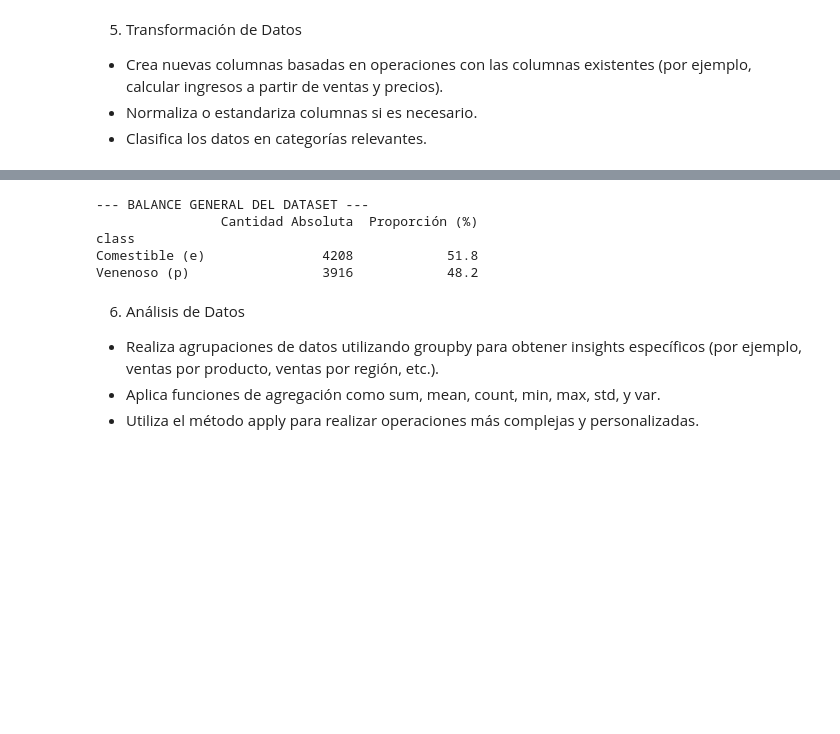
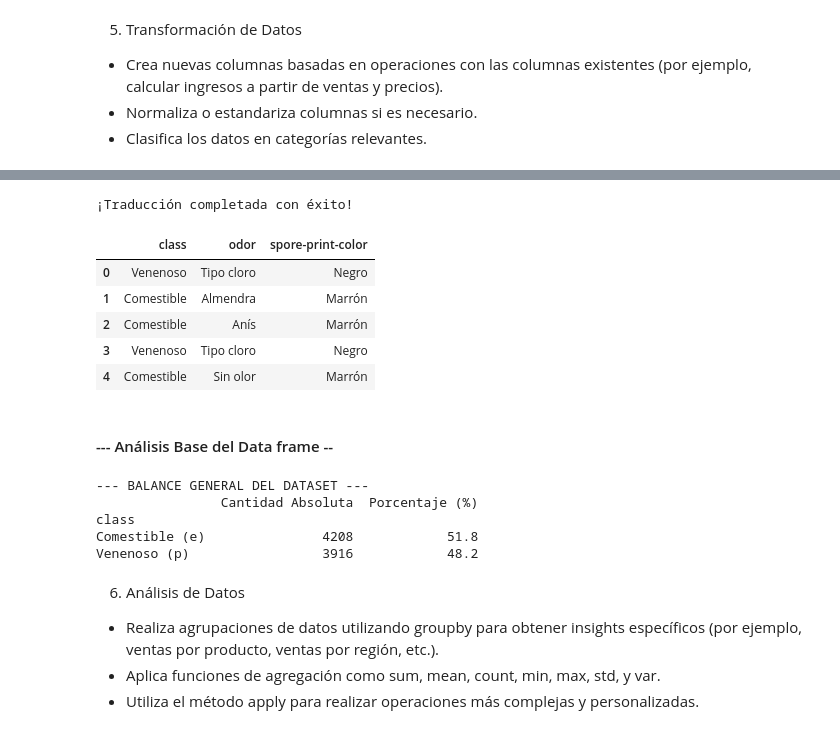
Before and after one commit to icortesve/tarea-pandas-mushroom, a Jupyter notebook: notebooks/Analisis con Pandas y Kaggle.ipynb, the cells around one changed output, grey strips where cells are left out. Saved outputs shown, nothing was run; the diff lists cells and outputs as text; code cells hidden in the pictures; blank space fills up the shorter version.

Commit message:
Traductor Columnas + Análisis Base del DF

```diff
--- a/notebooks/Analisis con Pandas y Kaggle.ipynb
+++ b/notebooks/Analisis con Pandas y Kaggle.ipynb
@@ -340,26 +297,77 @@ Se encontraron 0 valores duplicados.
+# %%
+#  Diccionarios de traducción para las columnas objetivo
+traduccion_clase = {
+    'p': 'Venenoso',
+    'e': 'Comestible'
+}
+
+traduccion_olor = {
+    'a': 'Almendra',
+    'l': 'Anís',
+    'c': 'Parafina',
+    'y': 'Pescado',
+    'f': 'Fétido',
+    'm': 'Moho',
+    'n': 'Sin olor',
+    'p': 'Tipo cloro',
+    's': 'Aliños'
+}
+
+traduccion_esporas = {
+    'k': 'Negro',
+    'n': 'Marrón',
+    'b': 'Beige',
+    'h': 'Chocolate',
+    'r': 'Verde',
+    'o': 'Naranja',
+    'u': 'Morado',
+    'w': 'Blanco',
+    'y': 'Amarillo'
+}
+# %%
+# Reemplazar las traducciones en cada columna
+df_limpio['class'] = df_limpio['class'].replace(traduccion_clase)
+df_limpio['odor'] = df_limpio['odor'].replace(traduccion_olor)
+df_limpio['spore-print-color'] = df_limpio['spore-print-color'].replace(traduccion_esporas)
+
+print("¡Traducción completada con éxito!")
+
+# Primeras filas para verificar el resultado
+df_limpio[['class', 'odor', 'spore-print-color']].head()
+# %% [output]
+¡Traducción completada con éxito!
+|  | class | odor | spore-print-color |
+| 0 | Venenoso | Tipo cloro | Negro |
+| 1 | Comestible | Almendra | Marrón |
+| 2 | Comestible | Anís | Marrón |
+| 3 | Venenoso | Tipo cloro | Negro |
+| 4 | Comestible | Sin olor | Marrón |
+# %% [markdown]
+#### --- Análisis Base del Data frame --
 # %%
-# --- Análisis Base del Data frame --
-
 # Contar hongos por clase
 conteo_clases = df_limpio['class'].value_counts()
 
 # Calcular la proporción (porcentaje) de cada clase respecto al total
 proporcion_clases = df_limpio['class'].value_counts(normalize=True) * 100
 
-# Combinar ambos resultados en un DataFrame limpio para mostrar un reporte formal
+# Combinar ambos resultados en un DataFrame limpioal
 reporte_clases = pd.DataFrame({
     'Cantidad Absoluta': conteo_clases,
-    'Proporción (%)': proporcion_clases
+    'Porcentaje (%)': proporcion_clases
 })
 
-# Cambiar los índices para que el reporte sea legible en español
-reporte_clases.index = reporte_clases.index.map({'e': 'Comestible (e)', 'p': 'Venenoso (p)'})
+# Se definen los valores de la primera columna
+reporte_clases.index = reporte_clases.index.map({
+    'Comestible': 'Comestible (e)',
+    'Venenoso': 'Venenoso (p)'
+})
 
 print("--- BALANCE GENERAL DEL DATASET ---")
 print(reporte_clases.round(2))
 # %% [output]
 --- BALANCE GENERAL DEL DATASET ---
-                Cantidad Absoluta  Proporción (%)
+                Cantidad Absoluta  Porcentaje (%)
 class
 Comestible (e)               4208            51.8
 Venenoso (p)                 3916            48.2
```
Also changed, not shown: parts of 25 cells of this notebook.
